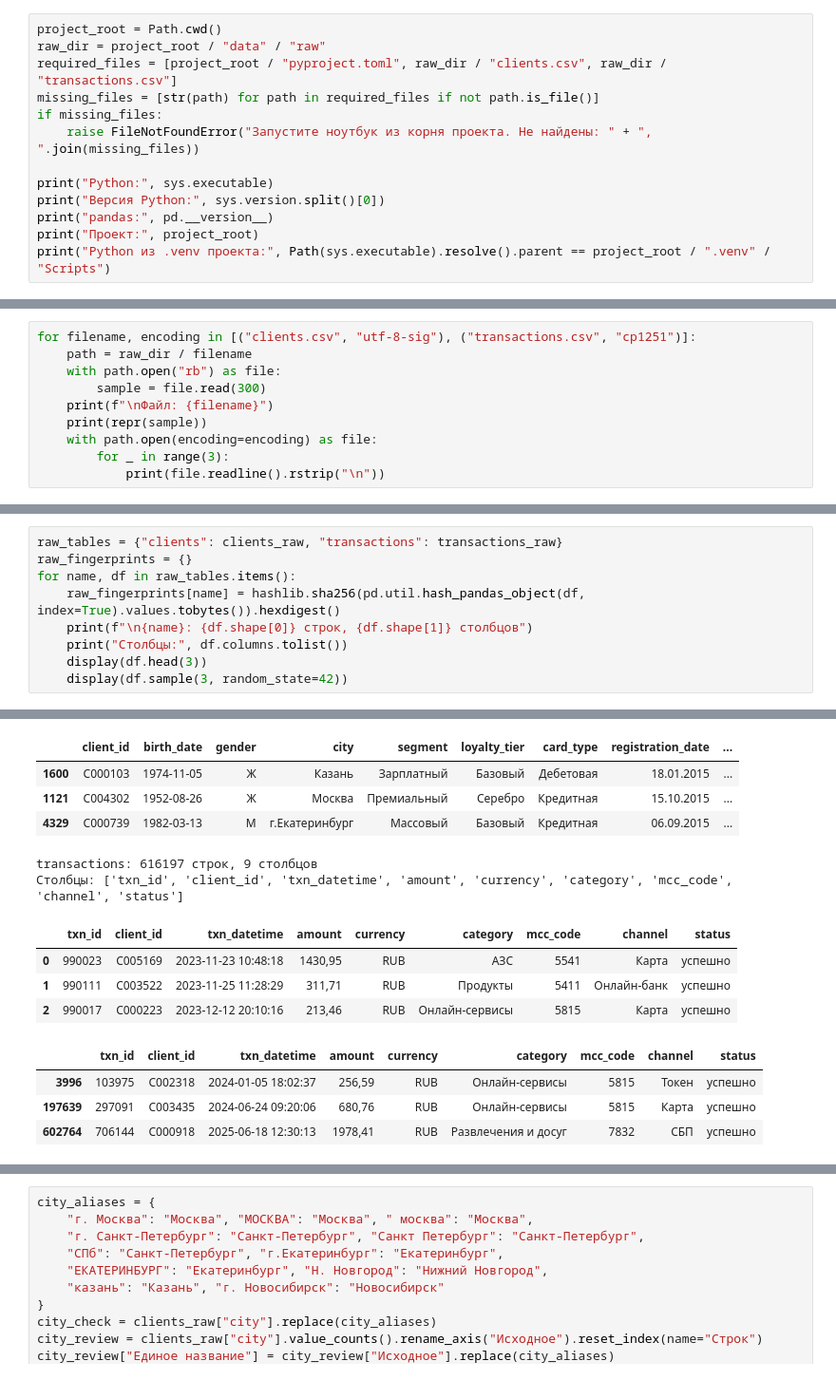
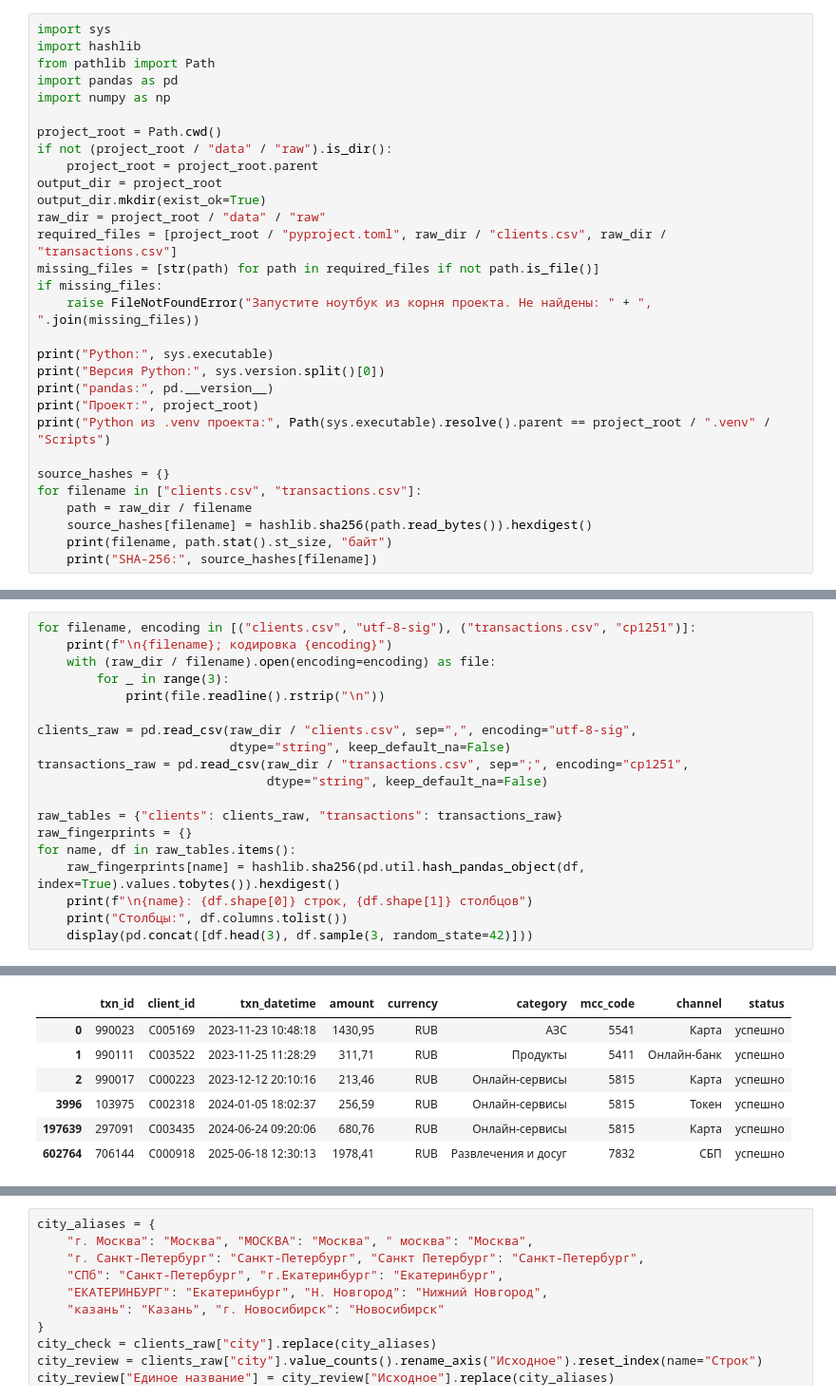
Before and after one commit to nikita-sv1/Stadnik_Nikita_Lab1, a Jupyter notebook: 01_analysis.ipynb, the cells around one changed output, grey strips where cells are left out. Shown at 95% size. Saved outputs shown, nothing was run; the diff lists cells and outputs as text.

```diff
--- a/01_analysis.ipynb
+++ b/01_analysis.ipynb
@@ -74,5 +25,15 @@ import numpy as np
 # %%
+import sys
+import hashlib
+from pathlib import Path
+import pandas as pd
+import numpy as np
+
 project_root = Path.cwd()
+if not (project_root / "data" / "raw").is_dir():
+    project_root = project_root.parent
+output_dir = project_root
+output_dir.mkdir(exist_ok=True)
 raw_dir = project_root / "data" / "raw"
 required_files = [project_root / "pyproject.toml", raw_dir / "clients.csv", raw_dir / "transactions.csv"]
 missing_files = [str(path) for path in required_files if not path.is_file()]
@@ -84,6 +45,13 @@ print("Версия Python:", sys.version.split()[0])
 print("pandas:", pd.__version__)
 print("Проект:", project_root)
 print("Python из .venv проекта:", Path(sys.executable).resolve().parent == project_root / ".venv" / "Scripts")
+
+source_hashes = {}
+for filename in ["clients.csv", "transactions.csv"]:
+    path = raw_dir / filename
+    source_hashes[filename] = hashlib.sha256(path.read_bytes()).hexdigest()
+    print(filename, path.stat().st_size, "байт")
+    print("SHA-256:", source_hashes[filename])
 # %% [output]
 Python: D:\DS_SBER\LAB_1\.venv\Scripts\python.exe
 Версия Python: 3.14.4
@@ -111,10 +68,0 @@ SHA-256: ad3a4347cd163d8d6e08da12ff6b2182b42fdf006b7db0bd6bd5a03acd9b2e7d
-# %%
-for filename, encoding in [("clients.csv", "utf-8-sig"), ("transactions.csv", "cp1251")]:
-    path = raw_dir / filename
-    with path.open("rb") as file:
-        sample = file.read(300)
-    print(f"\nФайл: {filename}")
-    print(repr(sample))
-    with path.open(encoding=encoding) as file:
-        for _ in range(3):
-            print(file.readline().rstrip("\n"))
@@ -153,10 +69,20 @@ transactions_raw = pd.read_csv(
 # %%
+for filename, encoding in [("clients.csv", "utf-8-sig"), ("transactions.csv", "cp1251")]:
+    print(f"\n{filename}; кодировка {encoding}")
+    with (raw_dir / filename).open(encoding=encoding) as file:
+        for _ in range(3):
+            print(file.readline().rstrip("\n"))
+
+clients_raw = pd.read_csv(raw_dir / "clients.csv", sep=",", encoding="utf-8-sig",
+                          dtype="string", keep_default_na=False)
+transactions_raw = pd.read_csv(raw_dir / "transactions.csv", sep=";", encoding="cp1251",
+                               dtype="string", keep_default_na=False)
+
 raw_tables = {"clients": clients_raw, "transactions": transactions_raw}
 raw_fingerprints = {}
 for name, df in raw_tables.items():
     raw_fingerprints[name] = hashlib.sha256(pd.util.hash_pandas_object(df, index=True).values.tobytes()).hexdigest()
     print(f"\n{name}: {df.shape[0]} строк, {df.shape[1]} столбцов")
     print("Столбцы:", df.columns.tolist())
-    display(df.head(3))
-    display(df.sample(3, random_state=42))
+    display(pd.concat([df.head(3), df.sample(3, random_state=42)]))
 # %% [output]
@@ -169,14 +110,7 @@ clients: 5723 строк, 16 столбцов
-|  | client_id | birth_date | gender | city | segment | loyalty_tier | card_type | registration_date | ... |
-| 1600 | C000103 | 1974-11-05 | Ж | Казань | Зарплатный | Базовый | Дебетовая | 18.01.2015 | ... |
-| 1121 | C004302 | 1952-08-26 | Ж | Москва | Премиальный | Серебро | Кредитная | 15.10.2015 | ... |
-| 4329 | C000739 | 1982-03-13 | М | г.Екатеринбург | Массовый | Базовый | Кредитная | 06.09.2015 | ... |
+|  | txn_id | client_id | txn_datetime | amount | currency | category | mcc_code | channel | status |
+| 0 | 990023 | C005169 | 2023-11-23 10:48:18 | 1430,95 | RUB | АЗС | 5541 | Карта | успешно |
+| 1 | 990111 | C003522 | 2023-11-25 11:28:29 | 311,71 | RUB | Продукты | 5411 | Онлайн-банк | успешно |
+| 2 | 990017 | C000223 | 2023-12-12 20:10:16 | 213,46 | RUB | Онлайн-сервисы | 5815 | Карта | успешно |
+| 3996 | 103975 | C002318 | 2024-01-05 18:02:37 | 256,59 | RUB | Онлайн-сервисы | 5815 | Токен | успешно |
+| 197639 | 297091 | C003435 | 2024-06-24 09:20:06 | 680,76 | RUB | Онлайн-сервисы | 5815 | Карта | успешно |
+| 602764 | 706144 | C000918 | 2025-06-18 12:30:13 | 1978,41 | RUB | Развлечения и досуг | 7832 | СБП | успешно |
-transactions: 616197 строк, 9 столбцов
-Столбцы: ['txn_id', 'client_id', 'txn_datetime', 'amount', 'currency', 'category', 'mcc_code', 'channel', 'status']
-|  | txn_id | client_id | txn_datetime | amount | currency | category | mcc_code | channel | status |
-| 0 | 990023 | C005169 | 2023-11-23 10:48:18 | 1430,95 | RUB | АЗС | 5541 | Карта | успешно |
-| 1 | 990111 | C003522 | 2023-11-25 11:28:29 | 311,71 | RUB | Продукты | 5411 | Онлайн-банк | успешно |
-| 2 | 990017 | C000223 | 2023-12-12 20:10:16 | 213,46 | RUB | Онлайн-сервисы | 5815 | Карта | успешно |
-|  | txn_id | client_id | txn_datetime | amount | currency | category | mcc_code | channel | status |
-| 3996 | 103975 | C002318 | 2024-01-05 18:02:37 | 256,59 | RUB | Онлайн-сервисы | 5815 | Токен | успешно |
-| 197639 | 297091 | C003435 | 2024-06-24 09:20:06 | 680,76 | RUB | Онлайн-сервисы | 5815 | Карта | успешно |
-| 602764 | 706144 | C000918 | 2025-06-18 12:30:13 | 1978,41 | RUB | Развлечения и досуг | 7832 | СБП | успешно |
```
Also changed, not shown: parts of 186 cells of this notebook, 8 other files.
